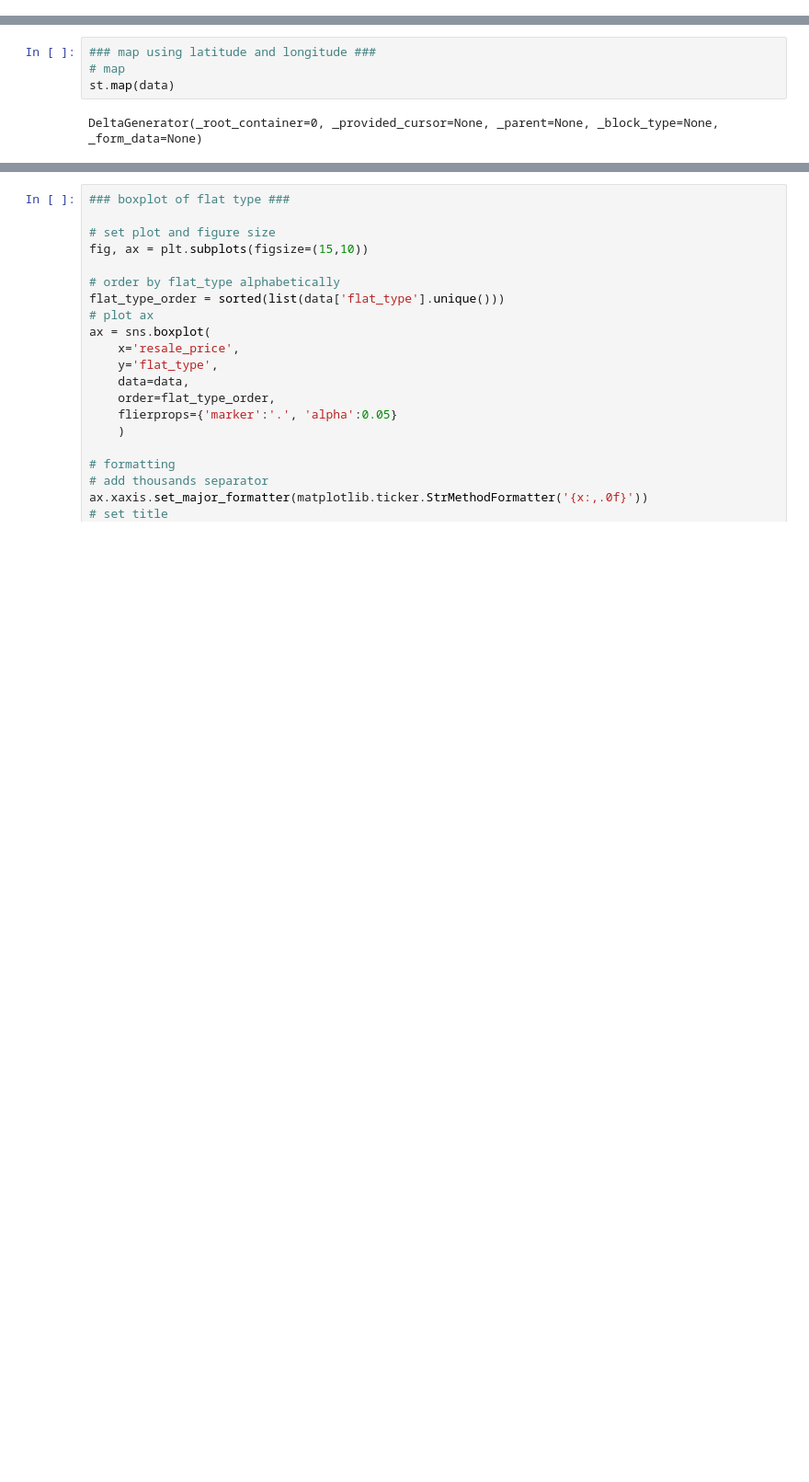
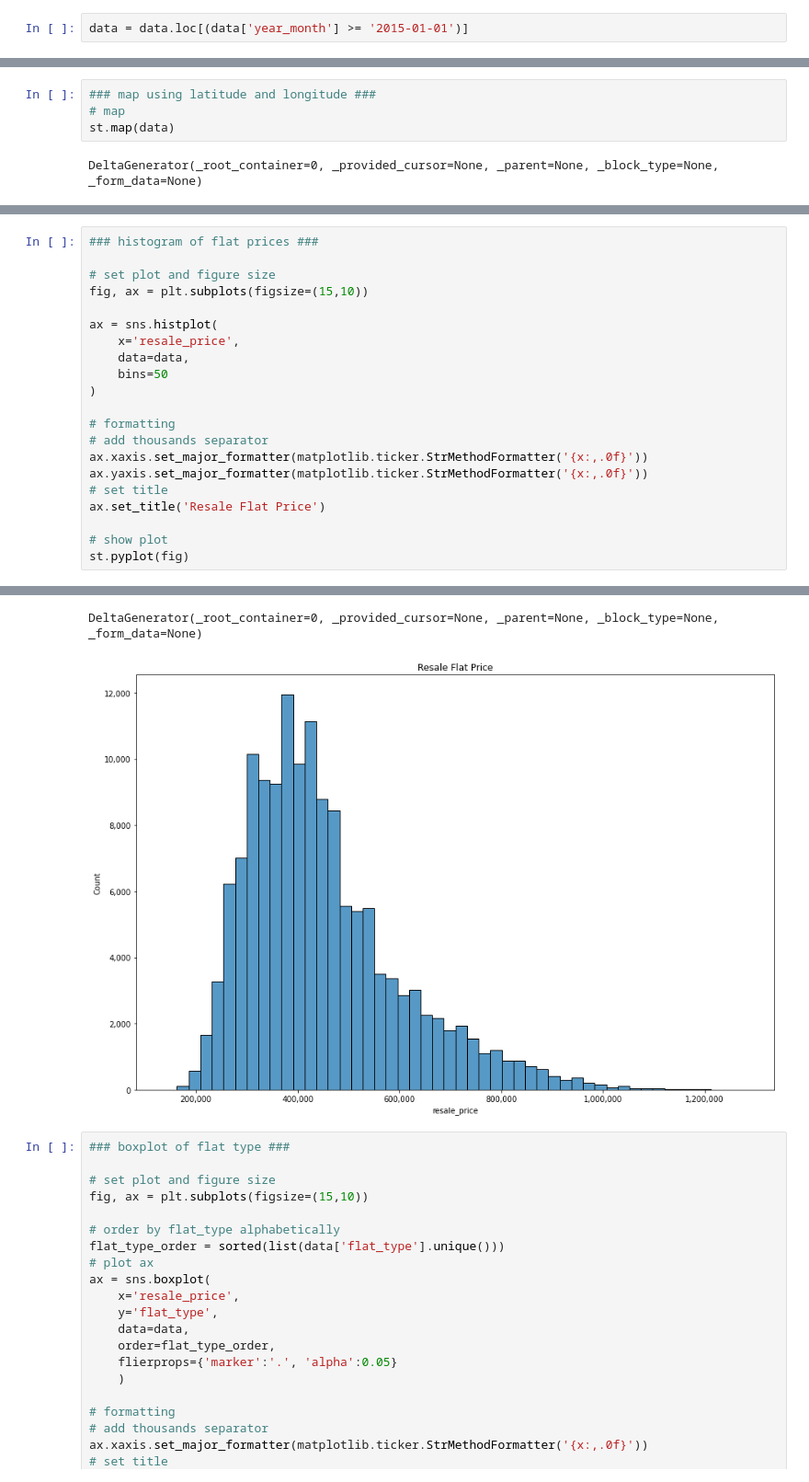
Before and after one commit to carolinedlu/streamlit_resale_flat_prices, a Jupyter notebook: streamlit_resale_flat_prices_app.ipynb, the cells around one changed output, grey strips where cells are left out. Shown at 92% size. Drawn from its saved outputs; the diff is of its cells as text; blank space fills up the shorter version.

```diff
--- a/streamlit_resale_flat_prices_app.ipynb
+++ b/streamlit_resale_flat_prices_app.ipynb
@@ -71,3 +76,5 @@ past_n_years = st.slider('# How many years of past data would you like to use?',
 latest_year = str(data['year_month'].max().year - past_n_years)
 # filter past n number of years
 data = data.loc[(data['year_month'] >= latest_year+'-01-01')]
+# %%
+data = data.loc[(data['year_month'] >= '2015-01-01')]
@@ -81,0 +152,22 @@ DeltaGenerator(_root_container=0, _provided_cursor=None, _parent=None, _block_ty
+# %%
+### histogram of flat prices ###
+
+# set plot and figure size
+fig, ax = plt.subplots(figsize=(15,10))
+
+ax = sns.histplot(
+    x='resale_price',
+    data=data,
+    bins=50
+)
+
+# formatting
+# add thousands separator
+ax.xaxis.set_major_formatter(matplotlib.ticker.StrMethodFormatter('{x:,.0f}'))
+ax.yaxis.set_major_formatter(matplotlib.ticker.StrMethodFormatter('{x:,.0f}'))
+# set title
+ax.set_title('Resale Flat Price')
+
+# show plot
+st.pyplot(fig)
+# %% [output]
@@ -82,3 +175,5 @@ DeltaGenerator(_root_container=0, _provided_cursor=None, _parent=None, _block_ty
+DeltaGenerator(_root_container=0, _provided_cursor=None, _parent=None, _block_type=None, _form_data=None)
+[figure, added]
 # %%
 ### boxplot of flat type ###
 
```
Also changed, not shown: parts of 6 cells of this notebook.
